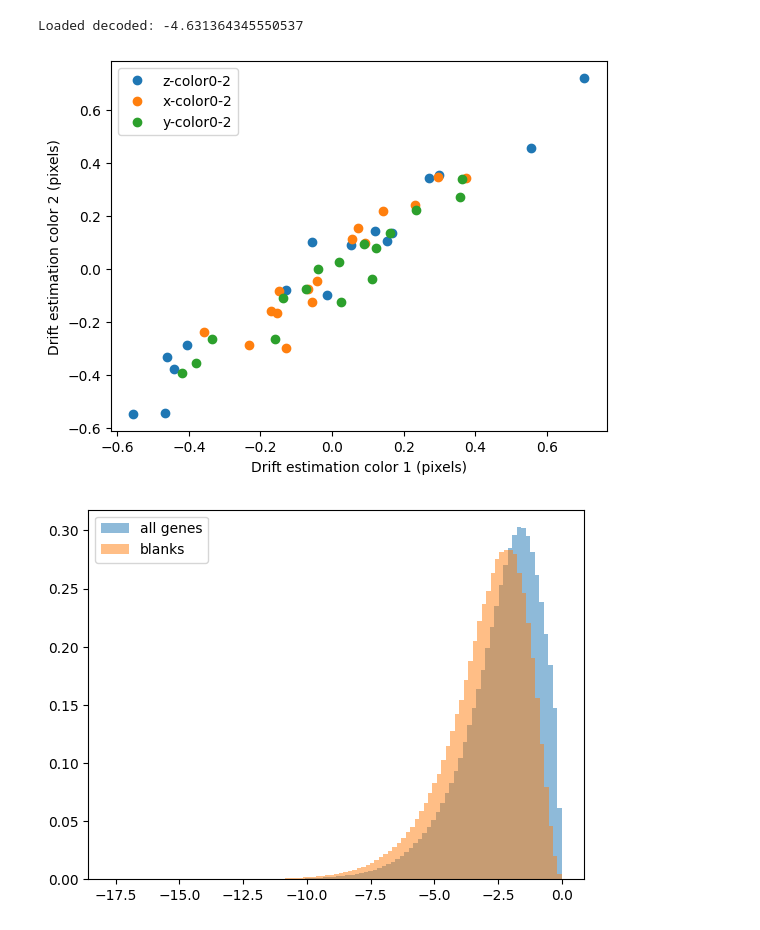
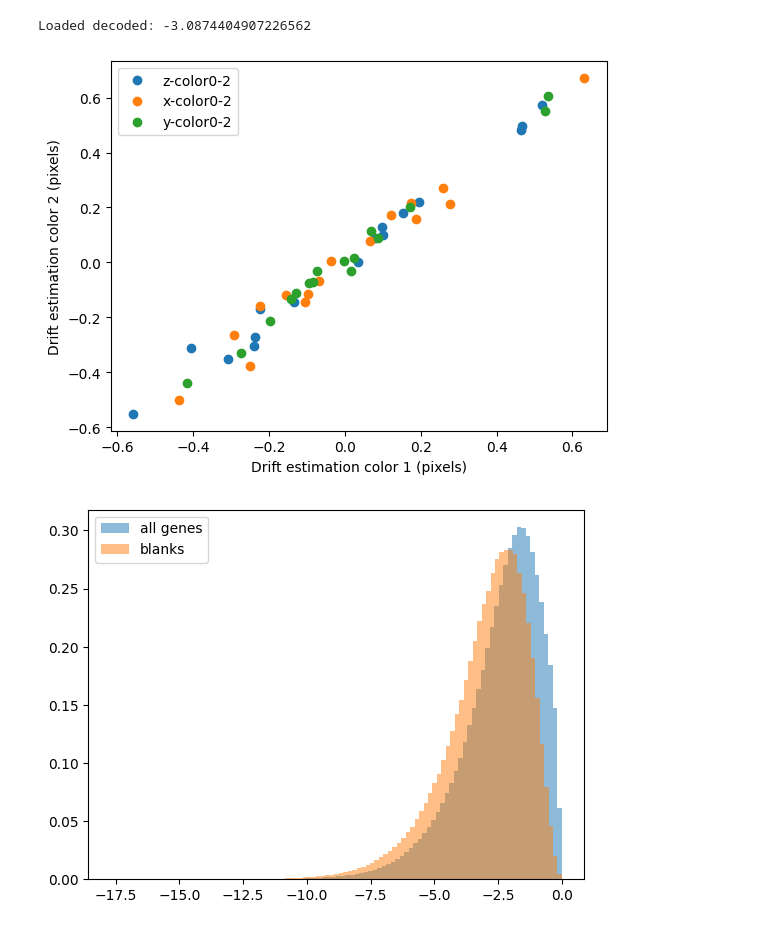
Before and after one commit to deprekate/NMERFISH, a Jupyter notebook: Untitled.ipynb, the cells around one changed output. Saved outputs shown, nothing was run; the diff lists cells and outputs as text; code cells hidden in the pictures.

```diff
--- a/Untitled.ipynb
+++ b/Untitled.ipynb
@@ -7,15 +7,15 @@ save_folder =r'\\192.168.0.6\bbfishjoy4extra\MERFISH_AnalysisP711'
 fls = glob.glob(save_folder+os.sep+'decoded*')
 # %%
 save_folder =r'\\192.168.0.6\bbfishjoy4extra\MERFISH_AnalysisP711'
-fov,set_ = 'Conv_zscan__014', '_D16'
+fov,set_ = 'Conv_zscan__081', '_D16'
 dec = decoder_simple(save_folder,fov,set_)
 dec.ncols = 3
 dec.load_decoded()
 apply_fine_drift(dec,plt_val=True)
 scoresRefT = get_score_per_color(dec)
 # %% [output]
-Loaded decoded: -4.631364345550537
+Loaded decoded: -3.0874404907226562
-[figure, old version]
+[figure, new version]
 # %%
 get_score_withRef(dec,scoresRef,plt_val=True,gene=None,iSs = None)
 dec.th=-1.5
```
Also changed, not shown: parts of 1 cell of this notebook, 1 other file.
